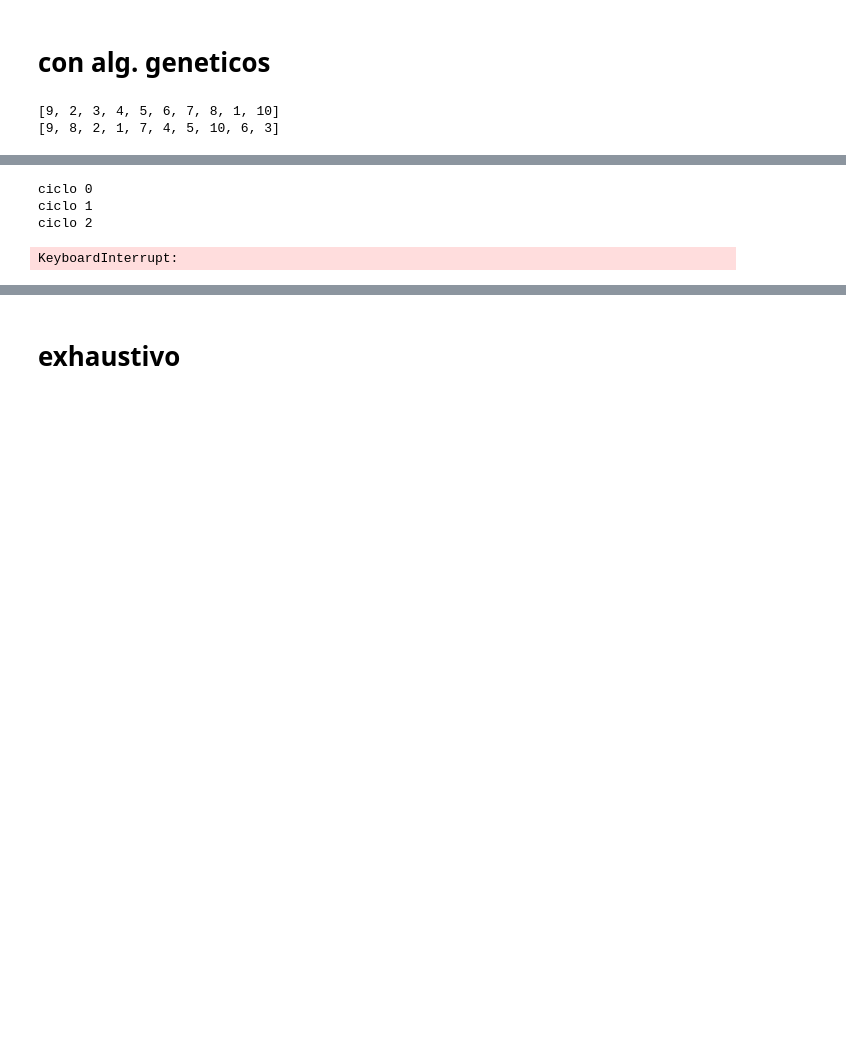
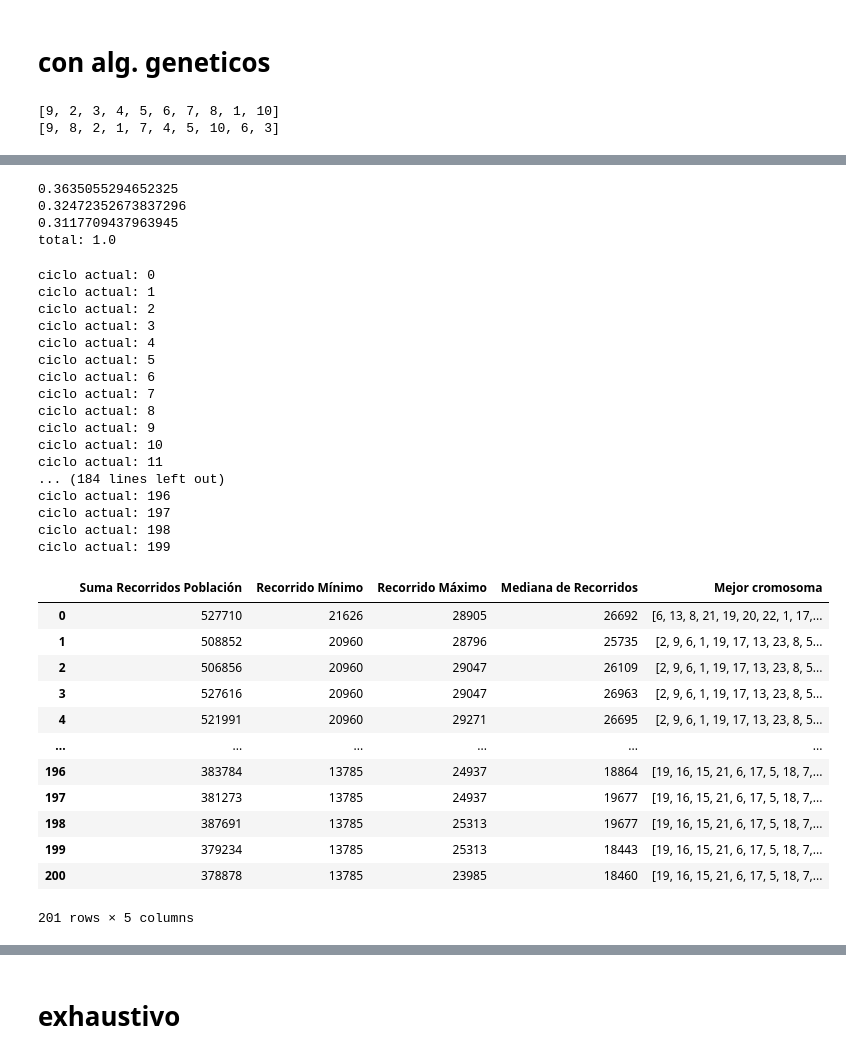
Before and after one commit to agustindangelo/alggeneticos, a Jupyter notebook: tp-viajante/TP3_Algoritmos Geneticos.ipynb, the cells around one changed output, grey strips where cells are left out. Cells and saved outputs as stored; diff of their text form; code cells hidden in the pictures; blank space fills up the shorter version.

```diff
--- a/tp-viajante/TP3_Algoritmos Geneticos.ipynb
+++ b/tp-viajante/TP3_Algoritmos Geneticos.ipynb
@@ -328,2 +303,16 @@ print(fitness(a[4], f_obj, capitales))
+# %%
+# PARA PROBAR FUNCIÓN FITNESS:
+poblacion = [[1,2,3,4],[23,1,5,3], [6,2,1,2]]
+acum = 0
+for indiv in poblacion:
+    fitness = fitness_v2(poblacion, indiv)
+    print(fitness)
+    acum += fitness
+print(f'total: {acum}')
+# %% [output]
+0.3635055294652325
+0.32472352673837296
+0.3117709437963945
+total: 1.0
 # %%
 # probar
@@ -454,10 +443,36 @@ def main(distancias, p_crossover=0.9, p_mutacion=0.2, ciclos=200, tamaño_poblac
 
     return resultados, tiempo_ejecucion
 # %%
-resultados, tiempo = main(tabla_distancias, ciclos = 10, tamaño_poblacion=50, elitismo=True)
+resultados, tiempo = main(tabla_distancias, ciclos = 200, tamaño_poblacion=20, elitismo=True)
 resultados
 # %% [output]
-ciclo 0
-ciclo 1
-ciclo 2
+ciclo actual: 0
+ciclo actual: 1
+ciclo actual: 2
+ciclo actual: 3
+ciclo actual: 4
+ciclo actual: 5
+ciclo actual: 6
+ciclo actual: 7
+ciclo actual: 8
+ciclo actual: 9
+ciclo actual: 10
+ciclo actual: 11
+... (184 lines left out)
+ciclo actual: 196
+ciclo actual: 197
+ciclo actual: 198
+ciclo actual: 199
+|  | Suma Recorridos Población | Recorrido Mínimo | Recorrido Máximo | Mediana de Recorridos | Mejor cromosoma |
+| 0 | 527710 | 21626 | 28905 | 26692 | [6, 13, 8, 21, 19, 20, 22, 1, 17,... |
+| 1 | 508852 | 20960 | 28796 | 25735 | [2, 9, 6, 1, 19, 17, 13, 23, 8, 5... |
+| 2 | 506856 | 20960 | 29047 | 26109 | [2, 9, 6, 1, 19, 17, 13, 23, 8, 5... |
+| 3 | 527616 | 20960 | 29047 | 26963 | [2, 9, 6, 1, 19, 17, 13, 23, 8, 5... |
+| 4 | 521991 | 20960 | 29271 | 26695 | [2, 9, 6, 1, 19, 17, 13, 23, 8, 5... |
+| ... | ... | ... | ... | ... | ... |
+| 196 | 383784 | 13785 | 24937 | 18864 | [19, 16, 15, 21, 6, 17, 5, 18, 7,... |
+| 197 | 381273 | 13785 | 24937 | 19677 | [19, 16, 15, 21, 6, 17, 5, 18, 7,... |
+| 198 | 387691 | 13785 | 25313 | 19677 | [19, 16, 15, 21, 6, 17, 5, 18, 7,... |
+| 199 | 379234 | 13785 | 25313 | 18443 | [19, 16, 15, 21, 6, 17, 5, 18, 7,... |
+| 200 | 378878 | 13785 | 23985 | 18460 | [19, 16, 15, 21, 6, 17, 5, 18, 7,... |
-KeyboardInterrupt:
+201 rows × 5 columns
```
Also changed, not shown: parts of 15 cells of this notebook, 2 other files.
